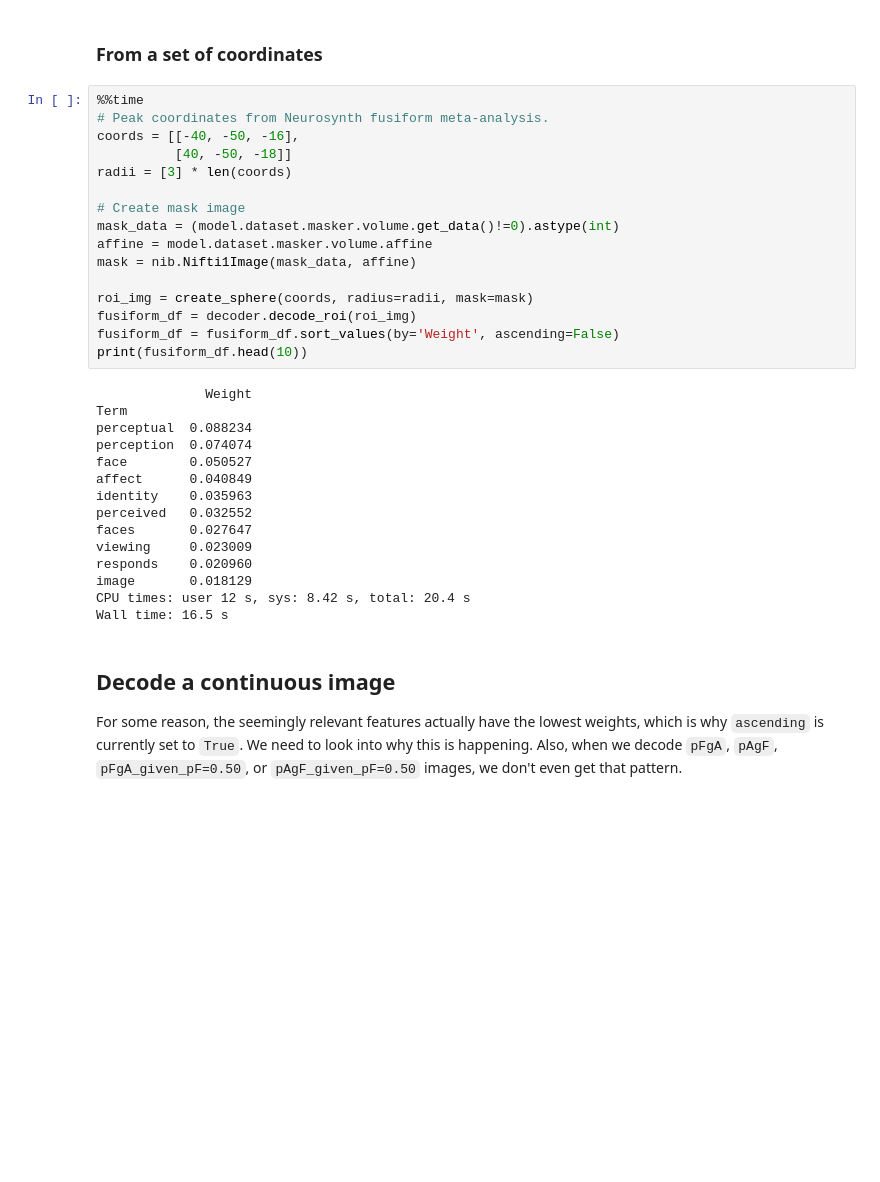
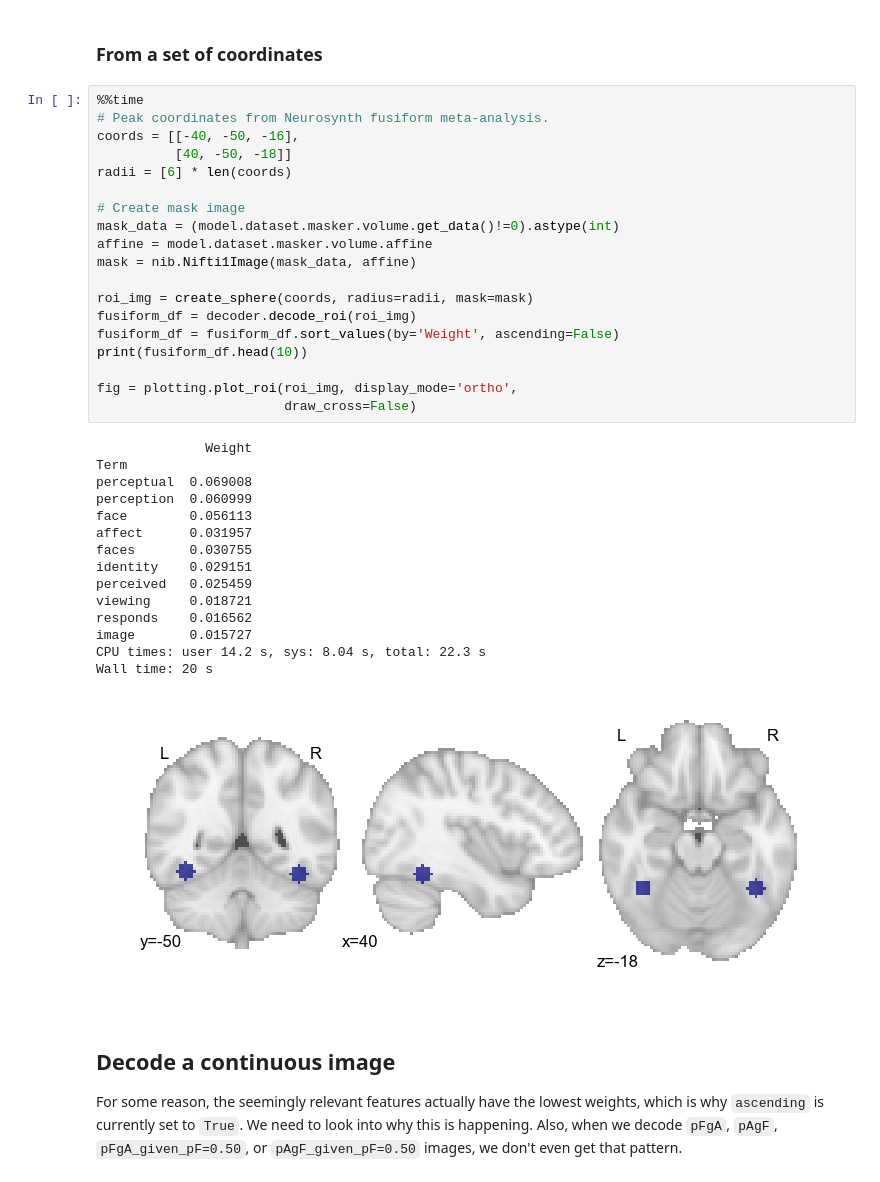
Before and after one commit to jeromedockes/gclda, a Jupyter notebook: examples/perform_decoding_and_encoding.ipynb, the cells around one changed output. Saved outputs shown, nothing was run; the diff lists cells and outputs as text; blank space fills up the shorter version.

```diff
--- a/examples/perform_decoding_and_encoding.ipynb
+++ b/examples/perform_decoding_and_encoding.ipynb
@@ -76,34 +82,38 @@ Wall time: 13.9 s
 # %%
 %%time
 # Peak coordinates from Neurosynth fusiform meta-analysis.
 coords = [[-40, -50, -16],
           [40, -50, -18]]
-radii = [3] * len(coords)
+radii = [6] * len(coords)
 
 # Create mask image
 mask_data = (model.dataset.masker.volume.get_data()!=0).astype(int)
 affine = model.dataset.masker.volume.affine
 mask = nib.Nifti1Image(mask_data, affine)
 
 roi_img = create_sphere(coords, radius=radii, mask=mask)
 fusiform_df = decoder.decode_roi(roi_img)
 fusiform_df = fusiform_df.sort_values(by='Weight', ascending=False)
 print(fusiform_df.head(10))
+
+fig = plotting.plot_roi(roi_img, display_mode='ortho',
+                        draw_cross=False)
 # %% [output]
               Weight
 Term
-perceptual  0.088234
-perception  0.074074
-face        0.050527
-affect      0.040849
-identity    0.035963
-perceived   0.032552
-faces       0.027647
-viewing     0.023009
-responds    0.020960
-image       0.018129
-CPU times: user 12 s, sys: 8.42 s, total: 20.4 s
-Wall time: 16.5 s
+perceptual  0.069008
+perception  0.060999
+face        0.056113
+affect      0.031957
+faces       0.030755
+identity    0.029151
+perceived   0.025459
+viewing     0.018721
+responds    0.016562
+image       0.015727
+CPU times: user 14.2 s, sys: 8.04 s, total: 22.3 s
+Wall time: 20 s
+[figure, added]
 # %% [markdown]
 ## Decode a continuous image
 For some reason, the seemingly relevant features actually have the lowest weights, which is why `ascending` is currently set to `True`. We need to look into why this is happening. Also, when we decode `pFgA`, `pAgF`, `pFgA_given_pF=0.50`, or `pAgF_given_pF=0.50` images, we don't even get that pattern.
```
Also changed, not shown: parts of 5 cells of this notebook, 10 other files.
